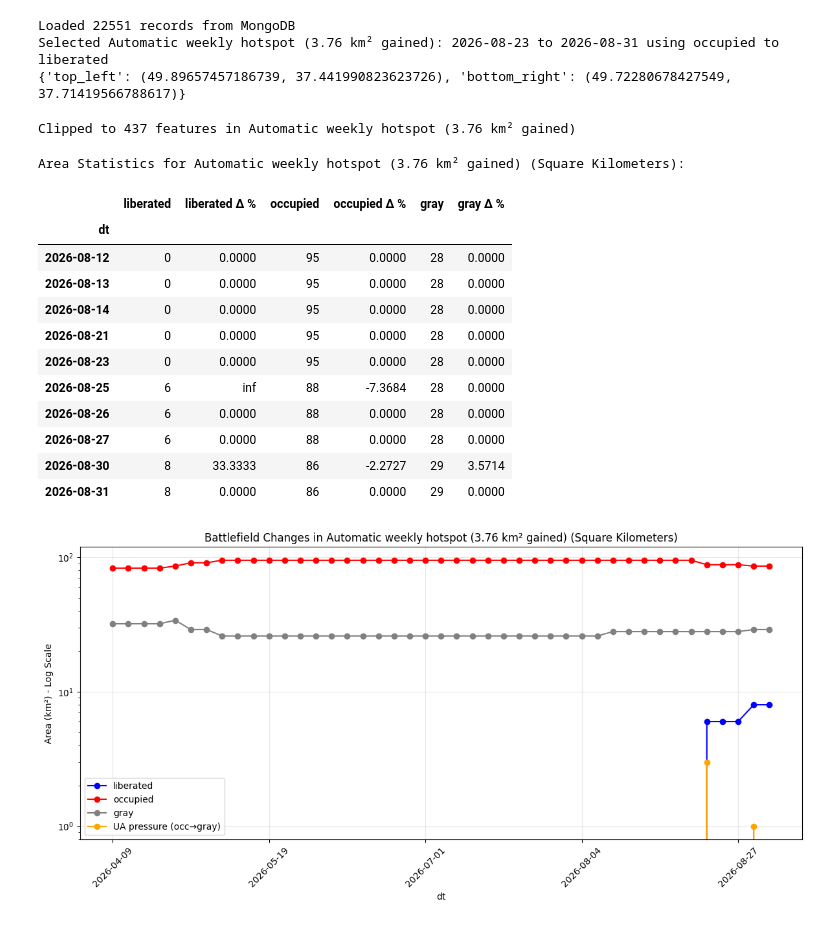
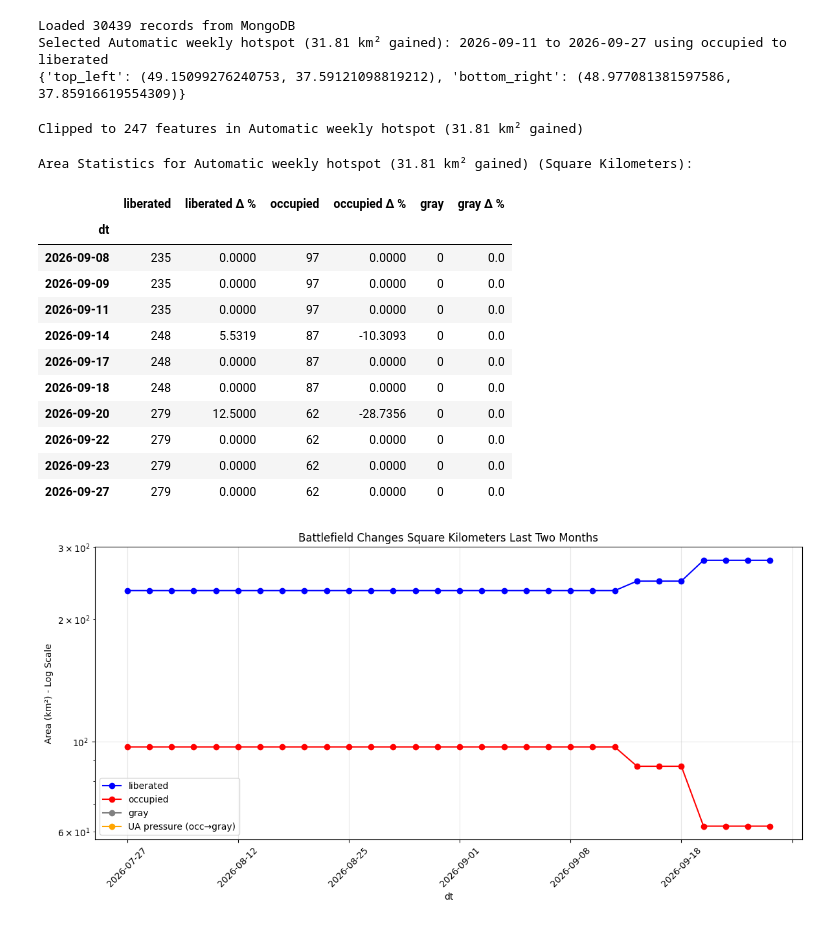
Before and after one commit to werowe/hypatia_lab, a Jupyter notebook: deepstate/time_series_whole_country.ipynb, the cells around one changed output. Saved outputs shown, nothing was run; the diff lists cells and outputs as text; code cells hidden in the pictures.

```diff
--- a/deepstate/time_series_whole_country.ipynb
+++ b/deepstate/time_series_whole_country.ipynb
@@ -65,7 +65,7 @@ from shapely.ops import unary_union
 from shapely.prepared import prep
 import numpy as np
 
-LOOKBACK_DAYS = 7
+LOOKBACK_DAYS = 14
 HOTSPOT_WINDOW_KM = 15  # Size of the compact area returned
 HOTSPOT_STRIDE_KM = 5   # Smaller values give a finer, slower search
 MIN_GAIN_KM2 = 0.01     # Keep sub-square-kilometre changes detectable
@@ -203,9 +203,9 @@ print(
 )
 print(area)
 # %% [output]
-Loaded 22551 records from MongoDB
-Selected Automatic weekly hotspot (3.76 km² gained): 2026-08-23 to 2026-08-31 using occupied to liberated
-{'top_left': (49.89657457186739, 37.441990823623726), 'bottom_right': (49.72280678427549, 37.71419566788617)}
+Loaded 30439 records from MongoDB
+Selected Automatic weekly hotspot (31.81 km² gained): 2026-09-11 to 2026-09-27 using occupied to liberated
+{'top_left': (49.15099276240753, 37.59121098819212), 'bottom_right': (48.977081381597586, 37.85916619554309)}
 # %%
 # ## Cell 4: Clip Historical Data to Selected Area
 
@@ -221,7 +221,7 @@ gdf_area = gdf_area.to_crs(epsg=32636)
 
 print(f"Clipped to {len(gdf_area)} features in {area_name}")
 # %% [output]
-Clipped to 437 features in Automatic weekly hotspot (3.76 km² gained)
+Clipped to 247 features in Automatic weekly hotspot (31.81 km² gained)
 # %%
 # ## Cell 5: Process Area Data and Calculate Statistics
 
@@ -269,19 +269,22 @@ final_df = final_df.fillna(0)
 print(f"\nArea Statistics for {area_name} (Square Kilometers):")
 final_df.round(4).tail(10)
 # %% [output]
-Area Statistics for Automatic weekly hotspot (3.76 km² gained) (Square Kilometers):
+Area Statistics for Automatic weekly hotspot (31.81 km² gained) (Square Kilometers):
 |  | liberated | liberated Δ % | occupied | occupied Δ % | gray | gray Δ % |
 | dt |  |  |  |  |  |  |
-| 2026-08-12 | 0 | 0.0000 | 95 | 0.0000 | 28 | 0.0000 |
-| 2026-08-13 | 0 | 0.0000 | 95 | 0.0000 | 28 | 0.0000 |
-| 2026-08-14 | 0 | 0.0000 | 95 | 0.0000 | 28 | 0.0000 |
-| 2026-08-21 | 0 | 0.0000 | 95 | 0.0000 | 28 | 0.0000 |
-| 2026-08-23 | 0 | 0.0000 | 95 | 0.0000 | 28 | 0.0000 |
-| 2026-08-25 | 6 | inf | 88 | -7.3684 | 28 | 0.0000 |
-| 2026-08-26 | 6 | 0.0000 | 88 | 0.0000 | 28 | 0.0000 |
-| 2026-08-27 | 6 | 0.0000 | 88 | 0.0000 | 28 | 0.0000 |
-| 2026-08-30 | 8 | 33.3333 | 86 | -2.2727 | 29 | 3.5714 |
-| 2026-08-31 | 8 | 0.0000 | 86 | 0.0000 | 29 | 0.0000 |
+| 2026-09-08 | 235 | 0.0000 | 97 | 0.0000 | 0 | 0.0 |
+| 2026-09-09 | 235 | 0.0000 | 97 | 0.0000 | 0 | 0.0 |
+| 2026-09-11 | 235 | 0.0000 | 97 | 0.0000 | 0 | 0.0 |
+| 2026-09-14 | 248 | 5.5319 | 87 | -10.3093 | 0 | 0.0 |
+| 2026-09-17 | 248 | 0.0000 | 87 | 0.0000 | 0 | 0.0 |
+| 2026-09-18 | 248 | 0.0000 | 87 | 0.0000 | 0 | 0.0 |
+| 2026-09-20 | 279 | 12.5000 | 62 | -28.7356 | 0 | 0.0 |
+| 2026-09-22 | 279 | 0.0000 | 62 | 0.0000 | 0 | 0.0 |
+| 2026-09-23 | 279 | 0.0000 | 62 | 0.0000 | 0 | 0.0 |
+| 2026-09-27 | 279 | 0.0000 | 62 | 0.0000 | 0 | 0.0 |
+# %%
+end = final_df.index.max()
+last_two_months = final_df.loc[final_df.index >= end - pd.DateOffset(months=2)]
 # %%
 # ## Cell 6: Plot Time Series for Selected Area
 
@@ -318,36 +321,36 @@ for _i in range(1, len(_dates)):
         _pressure[_curr] = 0
 
 pressure_s = pd.Series(_pressure)
 
 # Build the plot dataframe and add the pressure indicator.
-df_plot = final_df[['liberated', 'occupied', 'gray']].copy()
+df_plot = last_two_months [['liberated', 'occupied', 'gray']].copy()
 df_plot['UA pressure (occ→gray)'] = pressure_s
 df_plot = df_plot.loc[~(df_plot[['liberated', 'occupied', 'gray']] == 0).all(axis=1)]
 df_plot = df_plot.dropna(how='all').fillna(0)
 
 if len(df_plot) > 0:
     df_plot.index = df_plot.index.strftime('%Y-%m-%d')
 
     ax = df_plot.plot(
         marker='o',
         figsize=(12, 6),
         logy=True,
         rot=45,
         color={
             'liberated':             'blue',
             'occupied':              'red',
             'gray':                  'gray',
             'UA pressure (occ→gray)': 'orange',
         },
     )
-    ax.set_title(f"Battlefield Changes in {area_name} (Square Kilometers)")
+    ax.set_title(f"Battlefield Changes Square Kilometers Last Two Months")
     ax.set_ylabel("Area (km\u00b2) - Log Scale")
     ax.legend(loc='best')
     ax.grid(True, alpha=0.3)
     plt.tight_layout()
     plt.show()
 # %% [output]
-[figure, old version]
+[figure, new version]
 # %%
 # ## Cell 7: Load Current Full Ukraine Map from DeepState API
 
```
Also changed, not shown: parts of 2 cells of this notebook, 3 other files.
